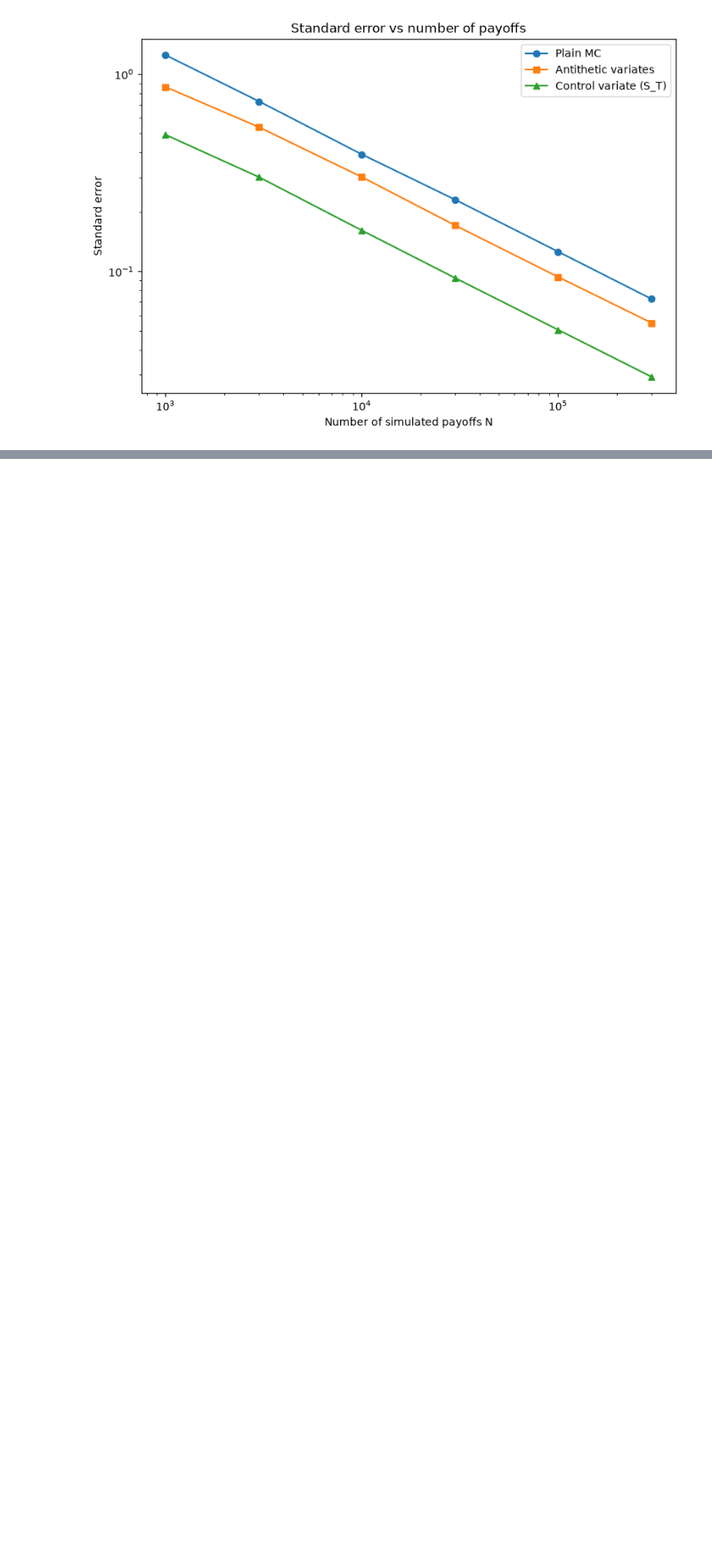
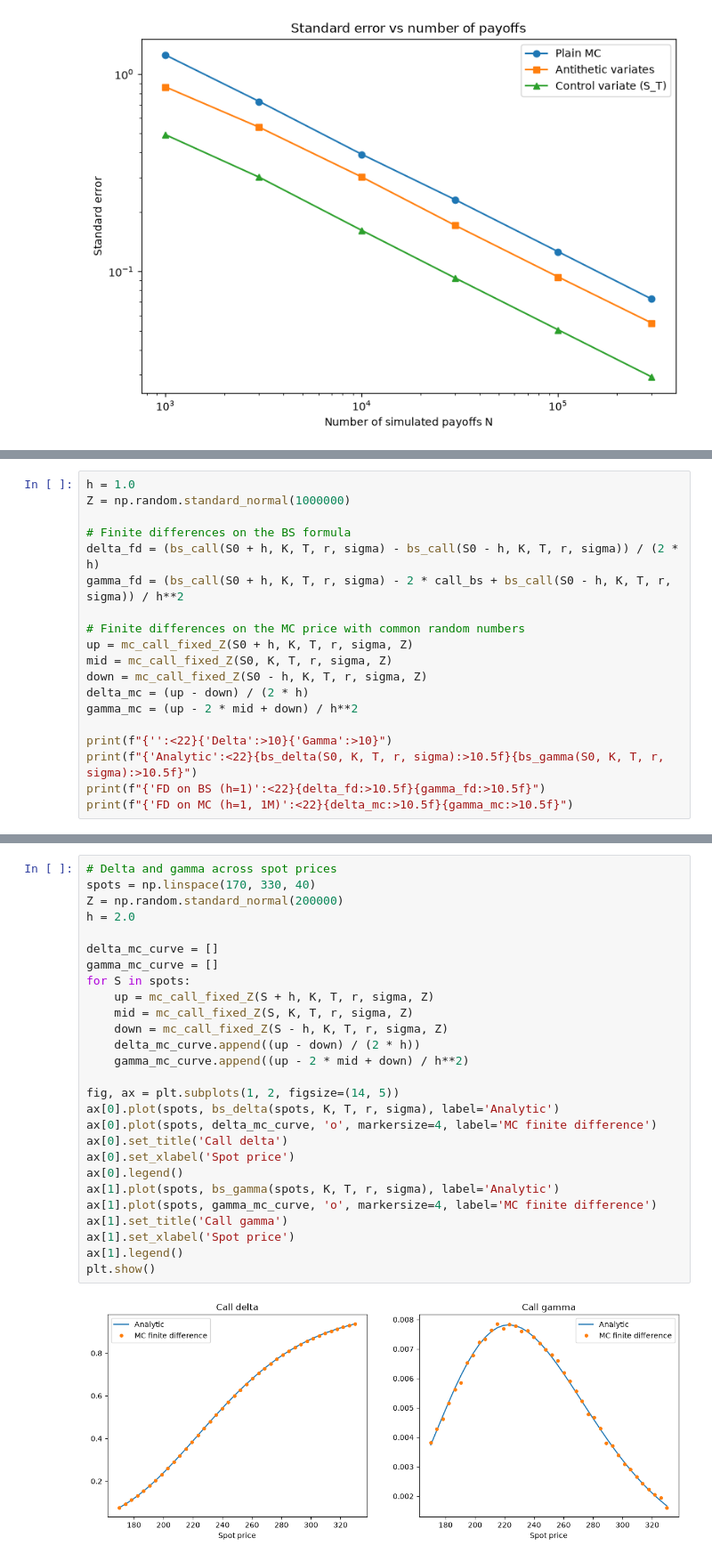
Before and after one commit to lewis-shearer/Monte_Carlo_Option_Pricing, a Jupyter notebook: option_pricing.ipynb, the cells around one changed output, grey strips where cells are left out. Shown at 89% size. Drawn from its saved outputs; the diff is of its cells as text; blank space fills up the shorter version.

```diff
--- a/option_pricing.ipynb
+++ b/option_pricing.ipynb
@@ -342,0 +480,19 @@ plt.show()
+# %%
+h = 1.0
+Z = np.random.standard_normal(1000000)
+
+# Finite differences on the BS formula
+delta_fd = (bs_call(S0 + h, K, T, r, sigma) - bs_call(S0 - h, K, T, r, sigma)) / (2 * h)
+gamma_fd = (bs_call(S0 + h, K, T, r, sigma) - 2 * call_bs + bs_call(S0 - h, K, T, r, sigma)) / h**2
+
+# Finite differences on the MC price with common random numbers
+up = mc_call_fixed_Z(S0 + h, K, T, r, sigma, Z)
+mid = mc_call_fixed_Z(S0, K, T, r, sigma, Z)
+down = mc_call_fixed_Z(S0 - h, K, T, r, sigma, Z)
+delta_mc = (up - down) / (2 * h)
+gamma_mc = (up - 2 * mid + down) / h**2
+
+print(f"{'':<22}{'Delta':>10}{'Gamma':>10}")
+print(f"{'Analytic':<22}{bs_delta(S0, K, T, r, sigma):>10.5f}{bs_gamma(S0, K, T, r, sigma):>10.5f}")
+print(f"{'FD on BS (h=1)':<22}{delta_fd:>10.5f}{gamma_fd:>10.5f}")
+print(f"{'FD on MC (h=1, 1M)':<22}{delta_mc:>10.5f}{gamma_mc:>10.5f}")
@@ -342,0 +504,29 @@ plt.show()
+# %%
+# Delta and gamma across spot prices
+spots = np.linspace(170, 330, 40)
+Z = np.random.standard_normal(200000)
+h = 2.0
+
+delta_mc_curve = []
+gamma_mc_curve = []
+for S in spots:
+    up = mc_call_fixed_Z(S + h, K, T, r, sigma, Z)
+    mid = mc_call_fixed_Z(S, K, T, r, sigma, Z)
+    down = mc_call_fixed_Z(S - h, K, T, r, sigma, Z)
+    delta_mc_curve.append((up - down) / (2 * h))
+    gamma_mc_curve.append((up - 2 * mid + down) / h**2)
+
+fig, ax = plt.subplots(1, 2, figsize=(14, 5))
+ax[0].plot(spots, bs_delta(spots, K, T, r, sigma), label='Analytic')
+ax[0].plot(spots, delta_mc_curve, 'o', markersize=4, label='MC finite difference')
+ax[0].set_title('Call delta')
+ax[0].set_xlabel('Spot price')
+ax[0].legend()
+ax[1].plot(spots, bs_gamma(spots, K, T, r, sigma), label='Analytic')
+ax[1].plot(spots, gamma_mc_curve, 'o', markersize=4, label='MC finite difference')
+ax[1].set_title('Call gamma')
+ax[1].set_xlabel('Spot price')
+ax[1].legend()
+plt.show()
+# %% [output]
+[figure, added]
```
Also changed, not shown: parts of 16 cells of this notebook.
